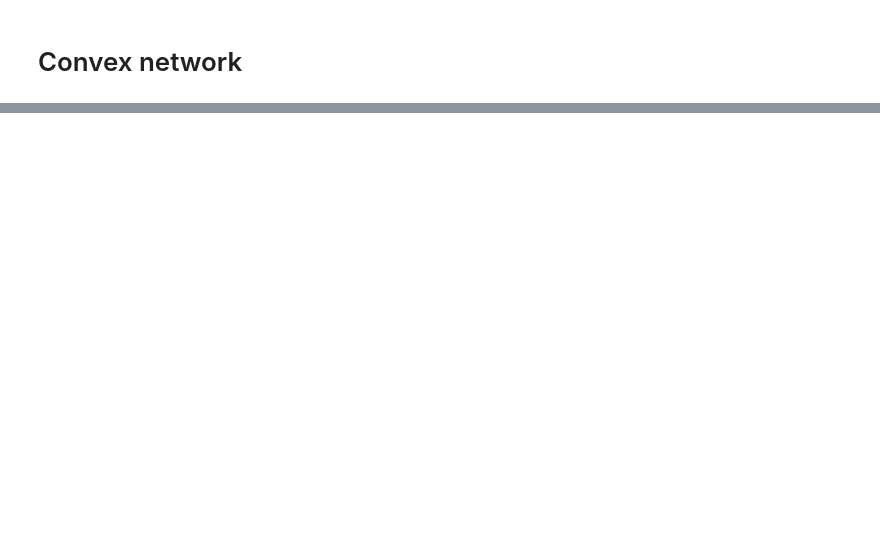
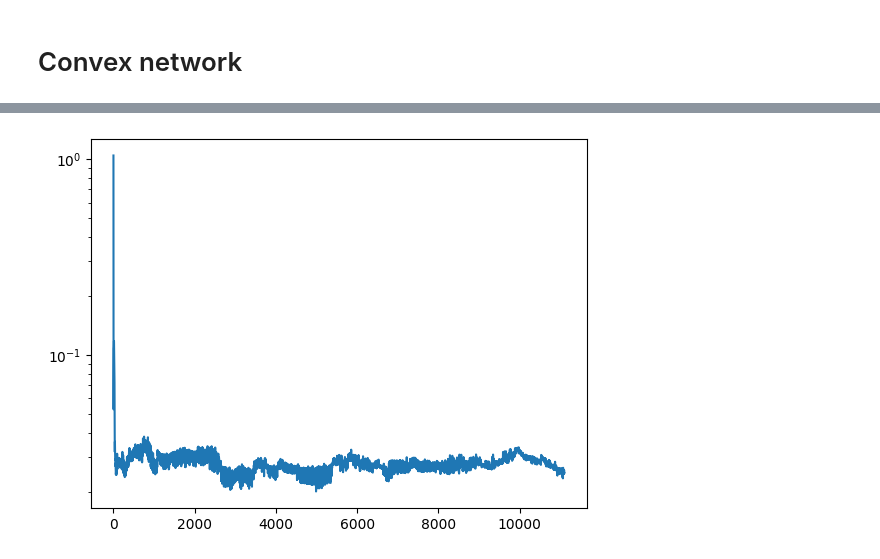
Before and after one commit to alaignelet/optimal_control, a Jupyter notebook: script.ipynb, the cells around one changed output, grey strips where cells are left out. Drawn from its saved outputs; the diff is of its cells as text; code cells hidden in the pictures; blank space fills up the shorter version.

Commit message:
first attemp to train LQR 2d with convex nn

```diff
--- a/script.ipynb
+++ b/script.ipynb
@@ -363,0 +388,17 @@ plt.show()
+# %%
+layers = [2, 20, 20, 1]
+convexModel = get_model("icnn", num_hidden=32, bad_init=True)
+network = ConvexNeuralNet( layers, convexModel)
+gamma = {'data': 0, 'gradient': 0, 'residual': 1}
+pde = LinearQuadraticRegulator2D( network, gamma )
+
+lrs = [1e-2, 1e-3, 1e-4]
+iterations = [100, 1000, 10000]
+
+resu = pde.train(
+    interiorPointCount=10,
+    dataPointCount=10,
+    lrs=lrs,
+    iterations=iterations,
+    sampling='grid'
+    )
@@ -363,0 +418,5 @@ plt.show()
+# %%
+ax = resu['loss'].plot()
+ax.set_yscale("log")
+# %% [output]
+[figure, added]
```
Also changed, not shown: parts of 10 cells of this notebook, 3 other files.
